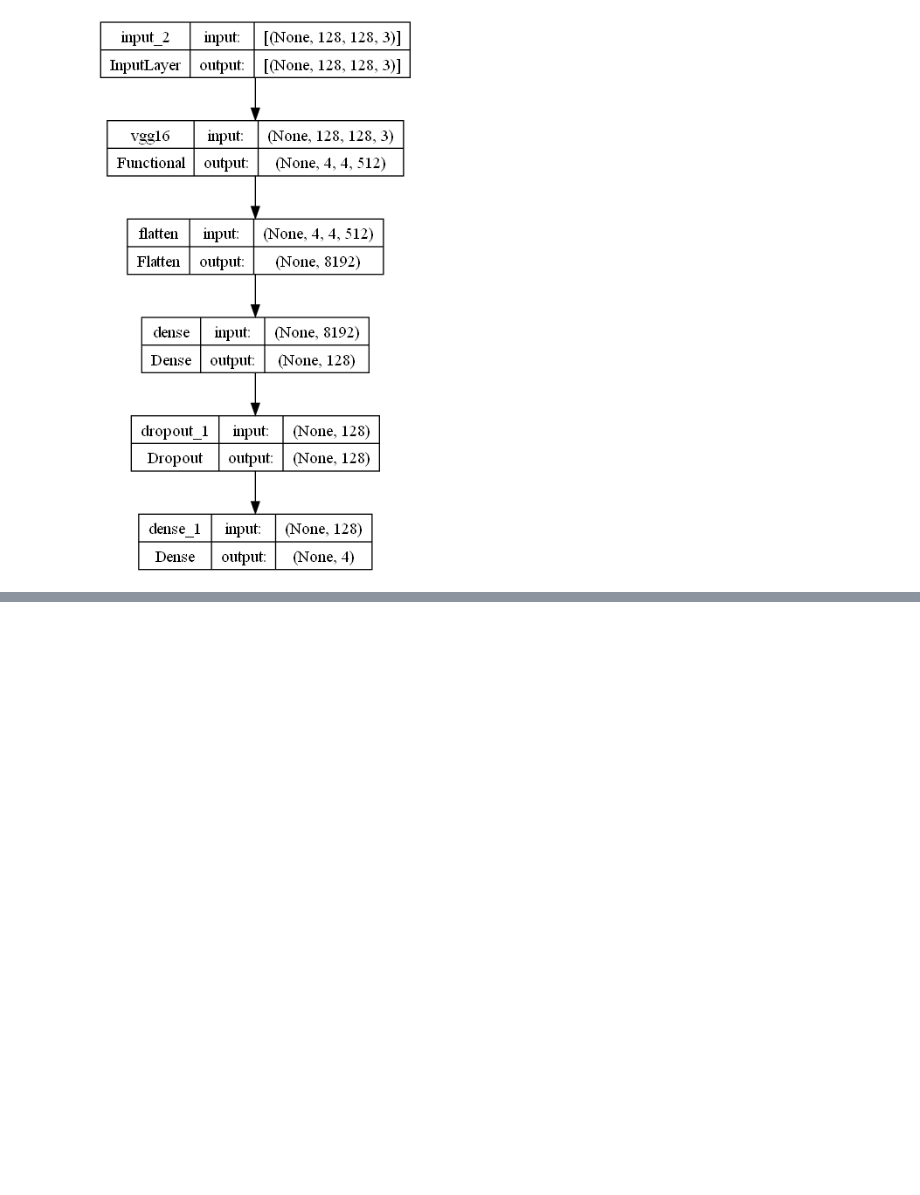
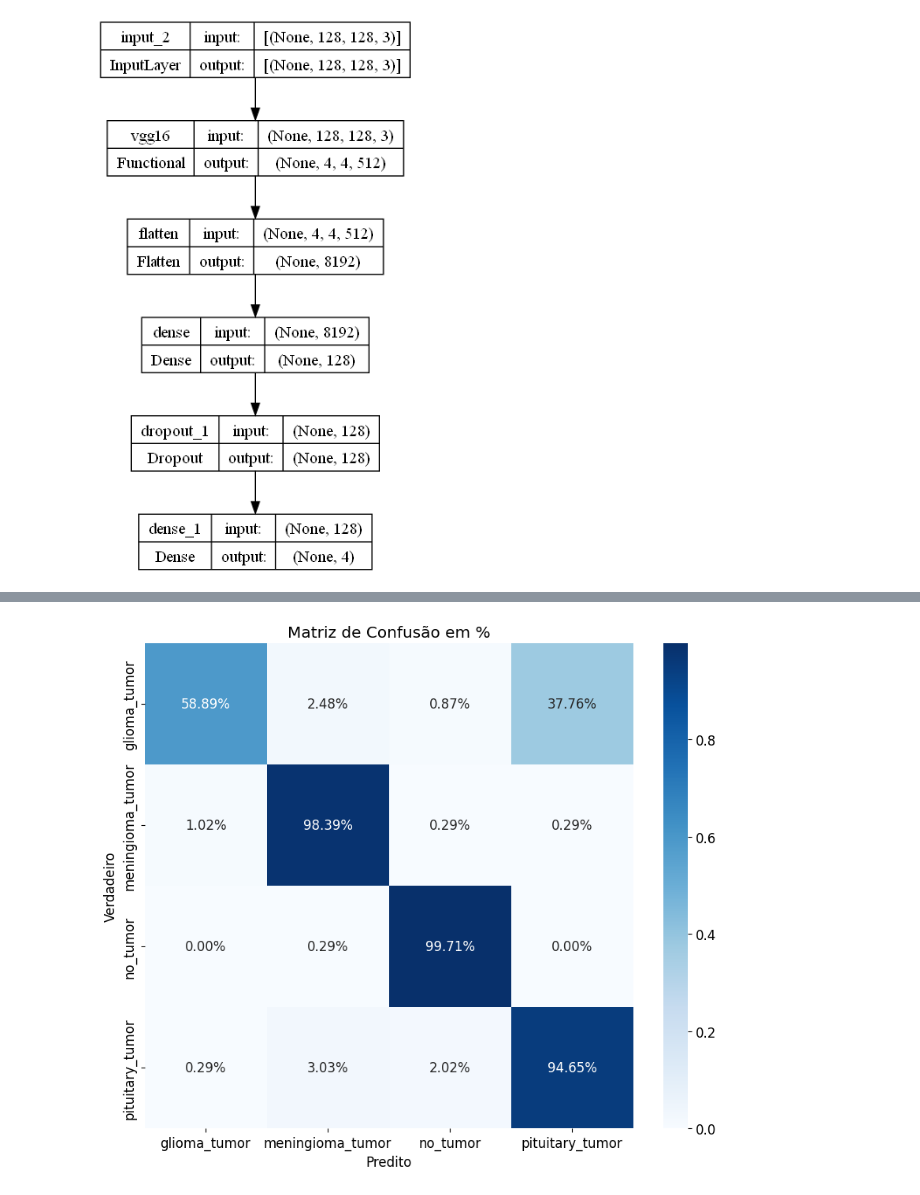
Before and after one commit to leopavan1/Glioma-Classification, a Jupyter notebook: CNN/brain-tumor-classification-accuracy-96-CNN.ipynb, the cells around one changed output, grey strips where cells are left out. Drawn from its saved outputs; the diff is of its cells as text; code cells hidden in the pictures; blank space fills up the shorter version.

```diff
--- a/CNN/brain-tumor-classification-accuracy-96-CNN.ipynb
+++ b/CNN/brain-tumor-classification-accuracy-96-CNN.ipynb
@@ -298,0 +340,16 @@ meningioma_tumor       0.96      0.98      0.97       684
+# %%
+# Calcula a matriz de confusão
+conf_matrix = confusion_matrix(y_true, y_pred)
+
+# Calcula a matriz de confusão em termos percentuais
+conf_matrix_percent = conf_matrix / conf_matrix.sum(axis=1)[:, np.newaxis]
+
+# Plota a matriz de confusão em termos percentuais usando seaborn
+plt.figure(figsize=(10, 8))
+sns.heatmap(conf_matrix_percent, annot=True, fmt='.2%', cmap='Blues', xticklabels=unique_labels, yticklabels=unique_labels)
+plt.title('Matriz de Confusão em %')
+plt.xlabel('Predito')
+plt.ylabel('Verdadeiro')
+plt.show()
+# %% [output]
+[figure, added]
```
Also changed, not shown: parts of 8 cells of this notebook, 3 other files.
